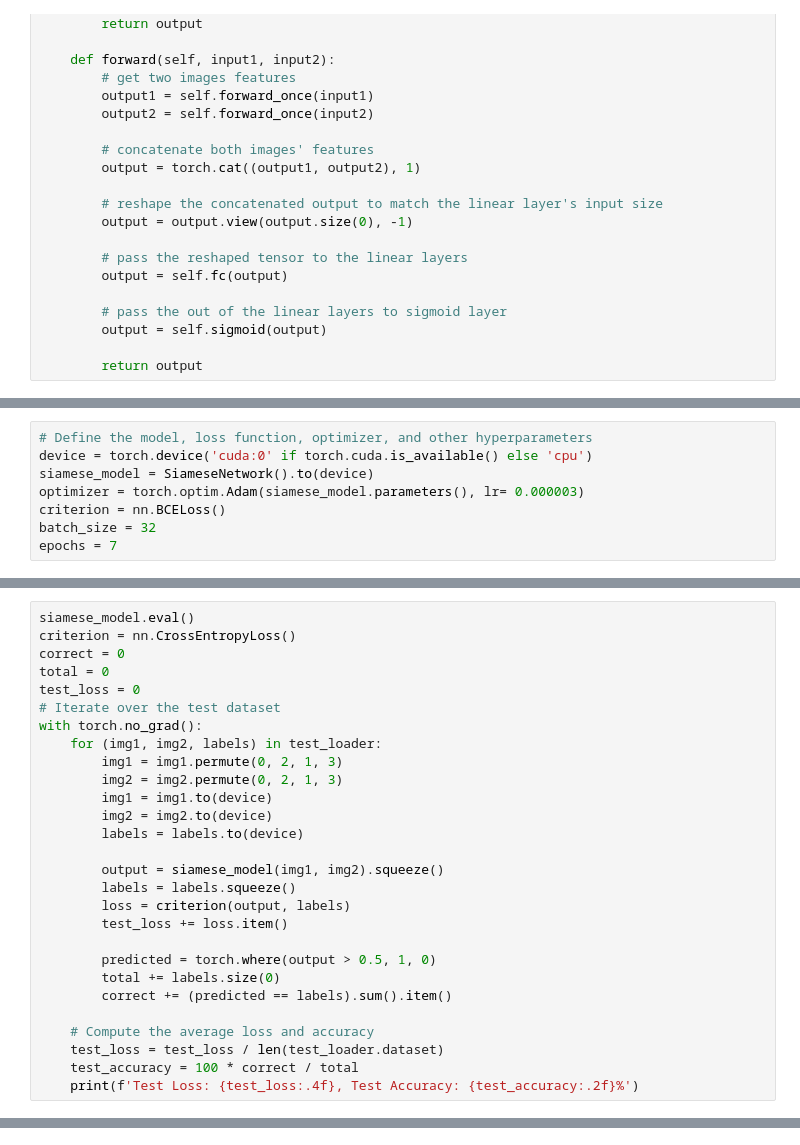
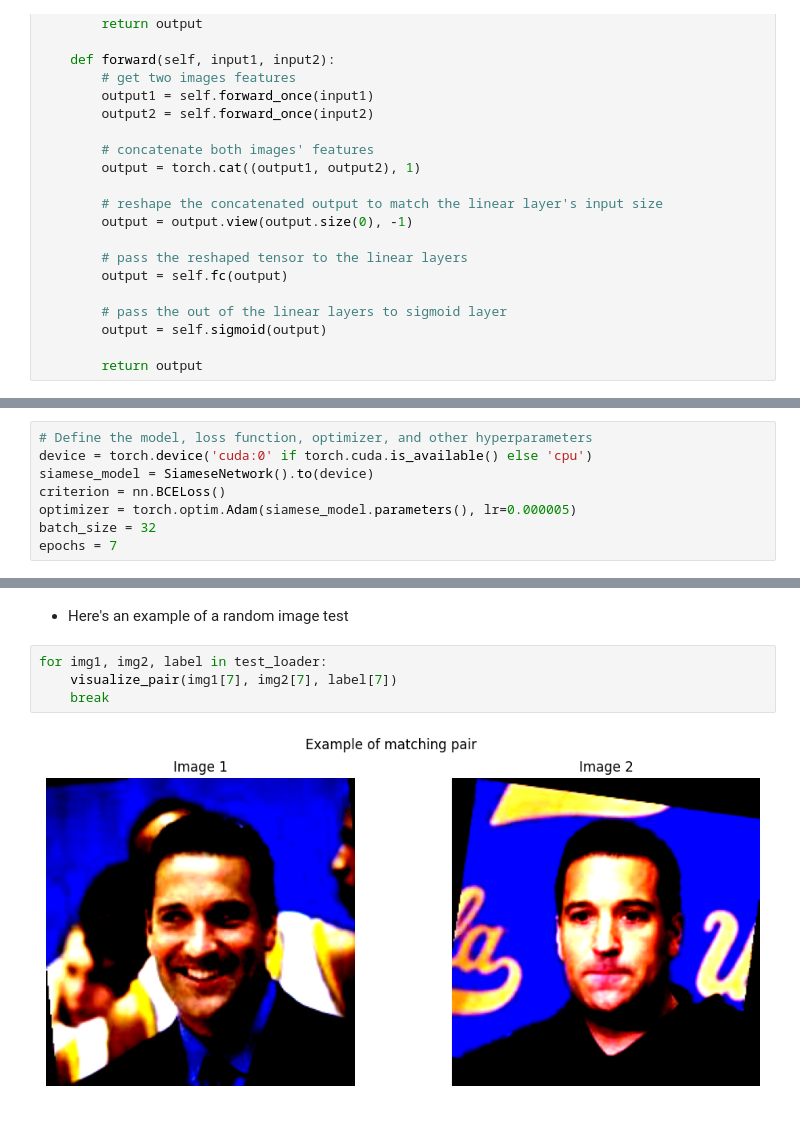
Before and after one commit to OussamaElhamdani/FaceSimNet, a Jupyter notebook: Notebooks/model.ipynb, the cells around one changed output, grey strips where cells are left out. Drawn from its saved outputs; the diff is of its cells as text.

```diff
--- a/Notebooks/model.ipynb
+++ b/Notebooks/model.ipynb
@@ -453,8 +439,8 @@ def contrastive_loss(output, labels, margin=1.0):
 # Define the model, loss function, optimizer, and other hyperparameters
 device = torch.device('cuda:0' if torch.cuda.is_available() else 'cpu')
 siamese_model = SiameseNetwork().to(device)
-optimizer = torch.optim.Adam(siamese_model.parameters(), lr= 0.000003)
 criterion = nn.BCELoss()
+optimizer = torch.optim.Adam(siamese_model.parameters(), lr=0.000005)
 batch_size = 32
 epochs = 7
 # %%
@@ -503,28 +488,0 @@ Epoch 7/7, Loss: 0.0525, Accuracy: 0.9964
-# %%
-siamese_model.eval()
-criterion = nn.CrossEntropyLoss()
-correct = 0
-total = 0
-test_loss = 0
-# Iterate over the test dataset
-with torch.no_grad():
-    for (img1, img2, labels) in test_loader:
-        img1 = img1.permute(0, 2, 1, 3)
-        img2 = img2.permute(0, 2, 1, 3)
-        img1 = img1.to(device)
-        img2 = img2.to(device)
-        labels = labels.to(device)
-
-        output = siamese_model(img1, img2).squeeze()
-        labels = labels.squeeze()
-        loss = criterion(output, labels)
-        test_loss += loss.item()
-
-        predicted = torch.where(output > 0.5, 1, 0)
-        total += labels.size(0)
-        correct += (predicted == labels).sum().item()
-
-    # Compute the average loss and accuracy
-    test_loss = test_loss / len(test_loader.dataset)
-    test_accuracy = 100 * correct / total
-    print(f'Test Loss: {test_loss:.4f}, Test Accuracy: {test_accuracy:.2f}%')
@@ -532,0 +505,8 @@ Test Loss: 1.7368, Test Accuracy: 52.70%
+# %% [markdown]
+- Here's an example of a random image test
+# %%
+for img1, img2, label in test_loader:
+    visualize_pair(img1[7], img2[7], label[7])
+    break
+# %% [output]
+[figure, added]
```
Also changed, not shown: parts of 11 cells of this notebook.
